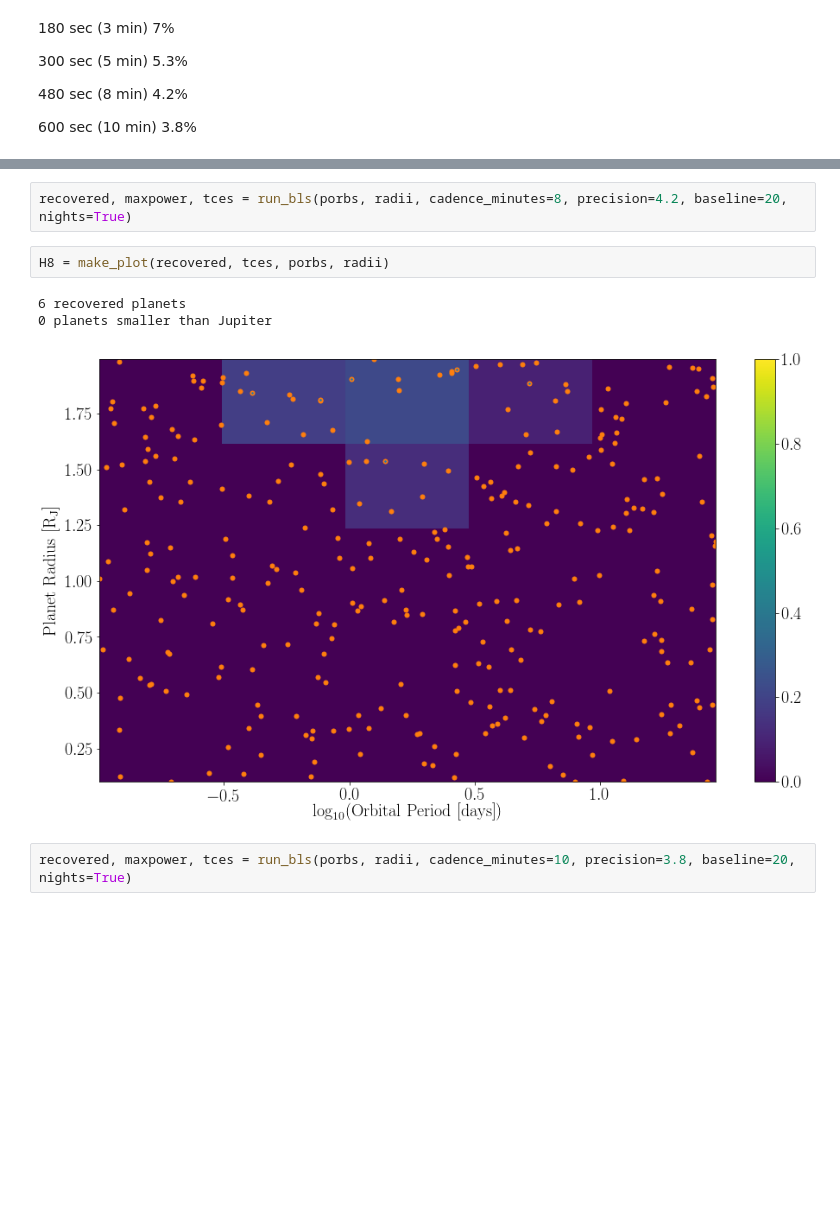
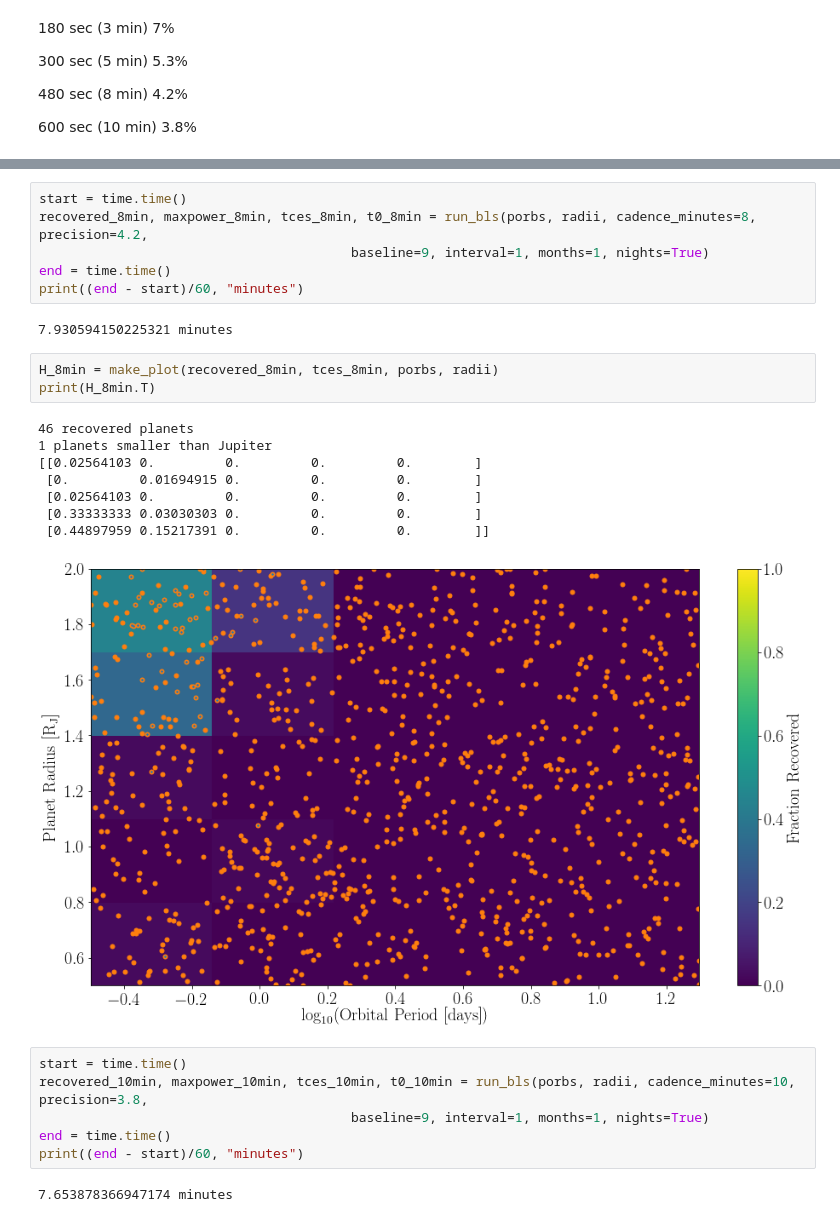
Before and after one commit to RuthAngus/extragalactic-exoplanets, a Jupyter notebook: Proof-of-concept.ipynb, the cells around one changed output, grey strips where cells are left out. Drawn from its saved outputs; the diff is of its cells as text; blank space fills up the shorter version.

```diff
--- a/Proof-of-concept.ipynb
+++ b/Proof-of-concept.ipynb
@@ -507,10 +579,28 @@ H5 = make_plot(recovered, tces, porbs, radii)
 # %%
-recovered, maxpower, tces = run_bls(porbs, radii, cadence_minutes=8, precision=4.2, baseline=20, nights=True)
+start = time.time()
+recovered_8min, maxpower_8min, tces_8min, t0_8min = run_bls(porbs, radii, cadence_minutes=8, precision=4.2,
+                                        baseline=9, interval=1, months=1, nights=True)
+end = time.time()
+print((end - start)/60, "minutes")
+# %% [output]
+7.930594150225321 minutes
-# %%
-H8 = make_plot(recovered, tces, porbs, radii)
-# %% [output]
-6 recovered planets
-0 planets smaller than Jupiter
-[figure, removed]
+# %%
+H_8min = make_plot(recovered_8min, tces_8min, porbs, radii)
+print(H_8min.T)
+# %% [output]
+46 recovered planets
+1 planets smaller than Jupiter
+[[0.02564103 0.         0.         0.         0.        ]
+ [0.         0.01694915 0.         0.         0.        ]
+ [0.02564103 0.         0.         0.         0.        ]
+ [0.33333333 0.03030303 0.         0.         0.        ]
+ [0.44897959 0.15217391 0.         0.         0.        ]]
+[figure, added]
 # %%
-recovered, maxpower, tces = run_bls(porbs, radii, cadence_minutes=10, precision=3.8, baseline=20, nights=True)
+start = time.time()
+recovered_10min, maxpower_10min, tces_10min, t0_10min = run_bls(porbs, radii, cadence_minutes=10, precision=3.8,
+                                        baseline=9, interval=1, months=1, nights=True)
+end = time.time()
+print((end - start)/60, "minutes")
+# %% [output]
+7.653878366947174 minutes
```
Also changed, not shown: parts of 18 cells of this notebook, 7 other files.
